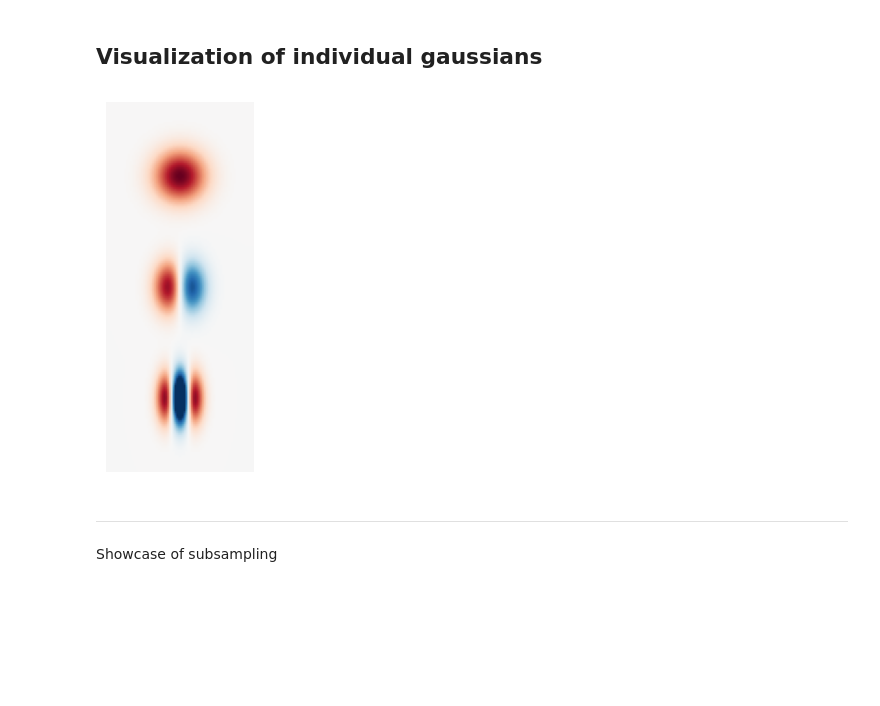
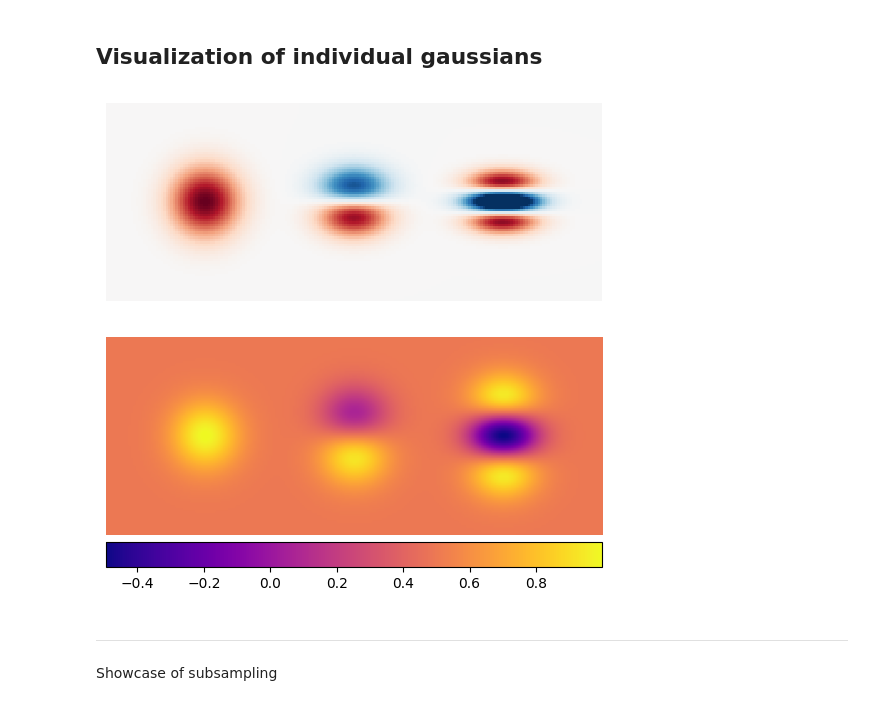
Before and after one commit to SuperVK/sparse-image-repr-bep, a Jupyter notebook: project.ipynb, the cells around one changed output. Cells and saved outputs as stored; diff of their text form; code cells hidden in the pictures; blank space fills up the shorter version.

```diff
--- a/project.ipynb
+++ b/project.ipynb
@@ -300,24 +300,43 @@ Execute all the functions above to run code blocks below
 # %%
 # w = torch.tensor([[-1,  -2, 1,  torch.pi/1.5, 0.5 - 2, 0.2 + 1], [-1,  -2, 1,  torch.pi/1.5, 0.5 - 2, 0.2 + 1]]).permute(1, 0)
 
 
 w_prime = torch.tensor([[0, 0, 1,  -3, -3, -0.8,  0.45, 0.42], [1, 0, 0,  -2.5, -2.5, -0.8,  0.45, 0.42]]).permute(1, 0)
 
 color_zeroth = torch.tensor([[0.5, 0.5, 0.5], [0, 0, 0], [0, 0, 0]])
 color_first = torch.tensor([[0, 0, 0], [0.5, 0.5, 0.5], [0, 0, 0]])
 color_second = torch.tensor([[0, 0, 0], [0, 0, 0], [0.5, 0.5, 0.5]])
 scale_shear = torch.tensor([[ -2, -2, 0], [ -2, -2, 0], [ -2, -2, 0]])
-rotation = torch.tensor([0, 0, 0])
-translation = torch.tensor([[0, 0.6], [0, 0], [0, -0.6]])
+rotation = torch.tensor([math.pi/2, math.pi/2, math.pi/2])
+translation = torch.tensor([[-0.6, 0], [0, 0], [0.6, 0]])
 
 
 # plt.title("Gaussian and derivatives, scaled")
-img = f_hat(color_zeroth, color_first, color_second, scale_shear, rotation, translation, 200, 200).permute(1, 2, 0)[:, 60:140].mean(-1)
-plt.imshow(1 - img, origin='lower', cmap="RdBu", vmin=0, vmax=1)
+img = f_hat(color_zeroth, color_first, color_second, scale_shear, rotation, translation, 200, 200).permute(1, 2, 0)[60:140].mean(-1)
+plt.imshow(1 - img, origin='lower', cmap="RdBu", vmin=0, vmax=1, interpolation='none')
 plt.axis('off')
 plt.show()
 # %% [output]
-[figure, old version]
+[figure, new version]
+# %%
+w_prime = torch.tensor([[0, 0, 1,  -3, -3, -0.8,  0.45, 0.42], [1, 0, 0,  -2.5, -2.5, -0.8,  0.45, 0.42]]).permute(1, 0)
+
+color_zeroth = torch.tensor([[0.5, 0.5, 0.5], [0, 0, 0], [0, 0, 0]])
+color_first = torch.tensor([[0, 0, 0], [0.5, 0.5, 0.5], [0, 0, 0]])
+color_second = torch.tensor([[0, 0, 0], [0, 0, 0], [0.5, 0.5, 0.5]])
+scale_shear = torch.tensor([[ -2, -2, 0], [ -2, -2, 0], [ -2, -2, 0]])
+rotation = torch.tensor([math.pi/2, math.pi/2, math.pi/2])
+translation = torch.tensor([[-0.6, 0], [0, 0], [0.6, 0]])
+
+
+# plt.title("Gaussian and derivatives, scaled")
+img = f_hat(color_zeroth, color_first, color_second, scale_shear, rotation, translation, 200, 200).permute(1, 2, 0)[60:140].mean(-1)
+plt.imshow(img, origin='lower', cmap="plasma")
+plt.axis('off')
+plt.colorbar(orientation='horizontal', pad=0.02, shrink=1)
+plt.show()
+# %% [output]
+[figure, added]
 # %% [markdown]
 ---
 Showcase of subsampling
```
Also changed, not shown: 4 other files.
